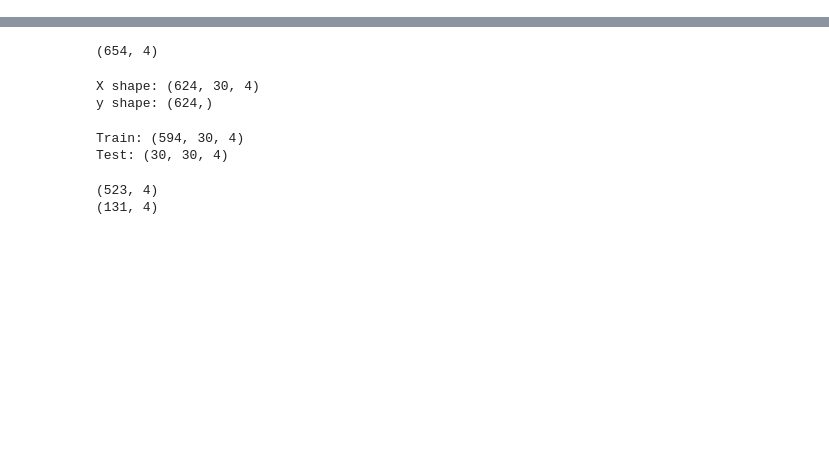
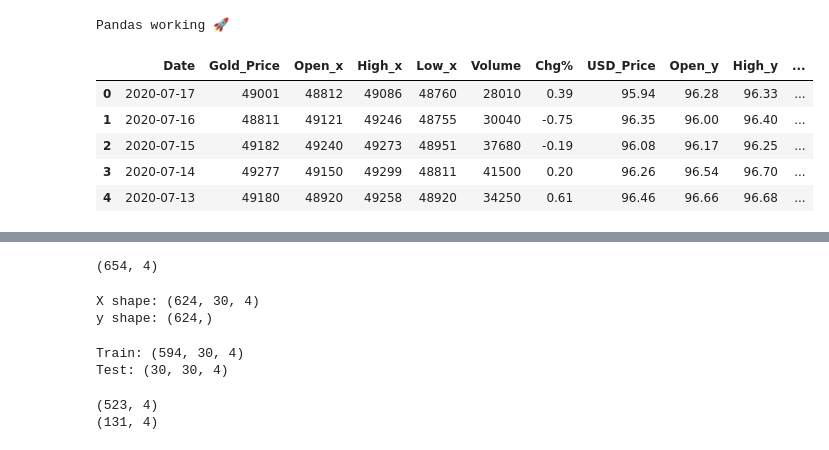
Before and after one commit to Meens005/karat, a Jupyter notebook: data/processed/gold_prediction.ipynb, the cells around one changed output, grey strips where cells are left out. Cells and saved outputs as stored; diff of their text form; code cells hidden in the pictures; blank space fills up the shorter version.

```diff
--- a/data/processed/gold_prediction.ipynb
+++ b/data/processed/gold_prediction.ipynb
@@ -0,0 +1,15 @@
+# %%
+import pandas as pd
+print("Pandas working 🚀")
+# %% [output]
+Pandas working 🚀
+# %%
+df = pd.read_csv("final_merged_dataset.csv")
+df.head()
+# %% [output]
+|  | Date | Gold_Price | Open_x | High_x | Low_x | Volume | Chg% | USD_Price | Open_y | High_y | ... |
+| 0 | 2020-07-17 | 49001 | 48812 | 49086 | 48760 | 28010 | 0.39 | 95.94 | 96.28 | 96.33 | ... |
+| 1 | 2020-07-16 | 48811 | 49121 | 49246 | 48755 | 30040 | -0.75 | 96.35 | 96.00 | 96.40 | ... |
+| 2 | 2020-07-15 | 49182 | 49240 | 49273 | 48951 | 37680 | -0.19 | 96.08 | 96.17 | 96.25 | ... |
+| 3 | 2020-07-14 | 49277 | 49150 | 49299 | 48811 | 41500 | 0.20 | 96.26 | 96.54 | 96.70 | ... |
+| 4 | 2020-07-13 | 49180 | 48920 | 49258 | 48920 | 34250 | 0.61 | 96.46 | 96.66 | 96.68 | ... |
```
Also changed, not shown: parts of 35 cells of this notebook, 3 other files.
